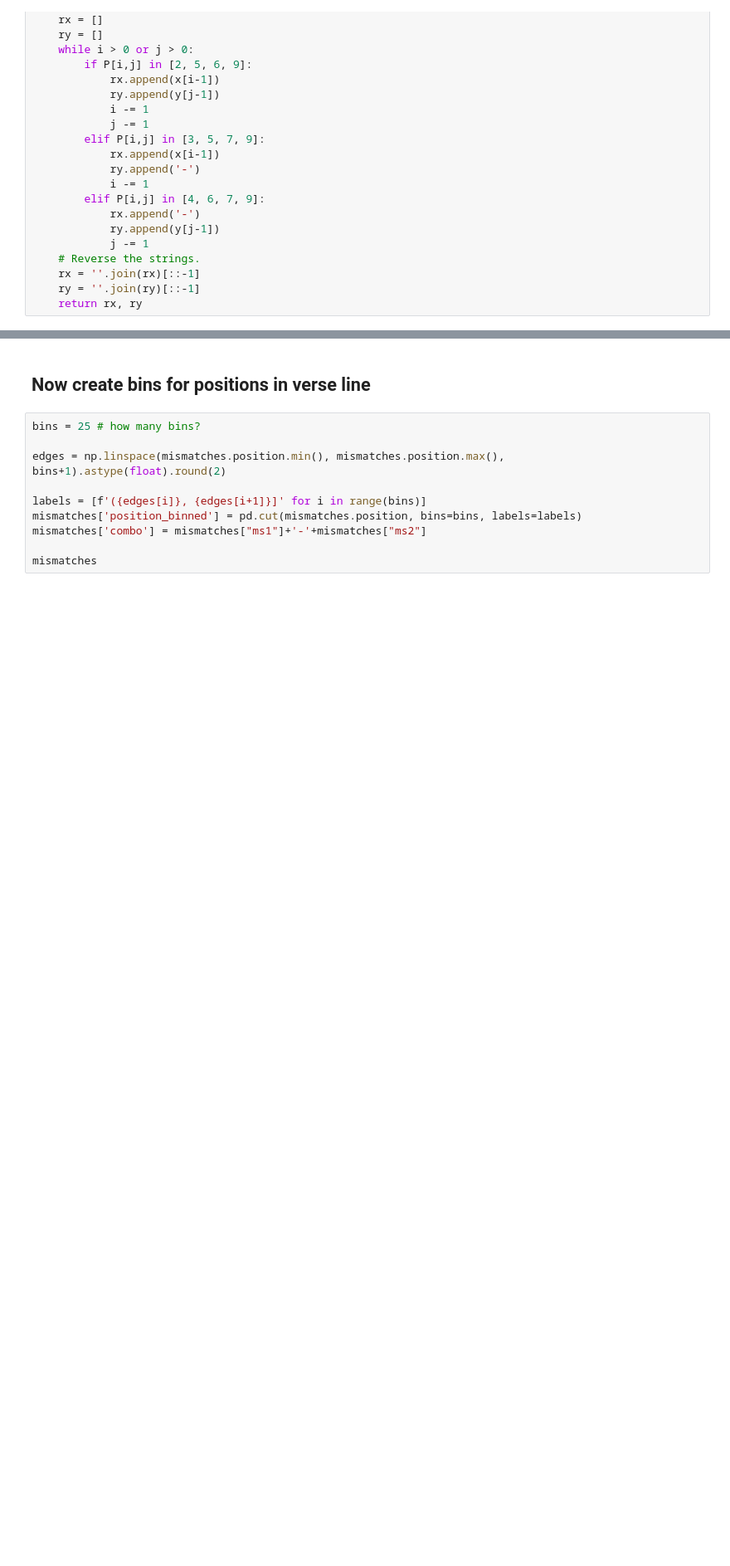
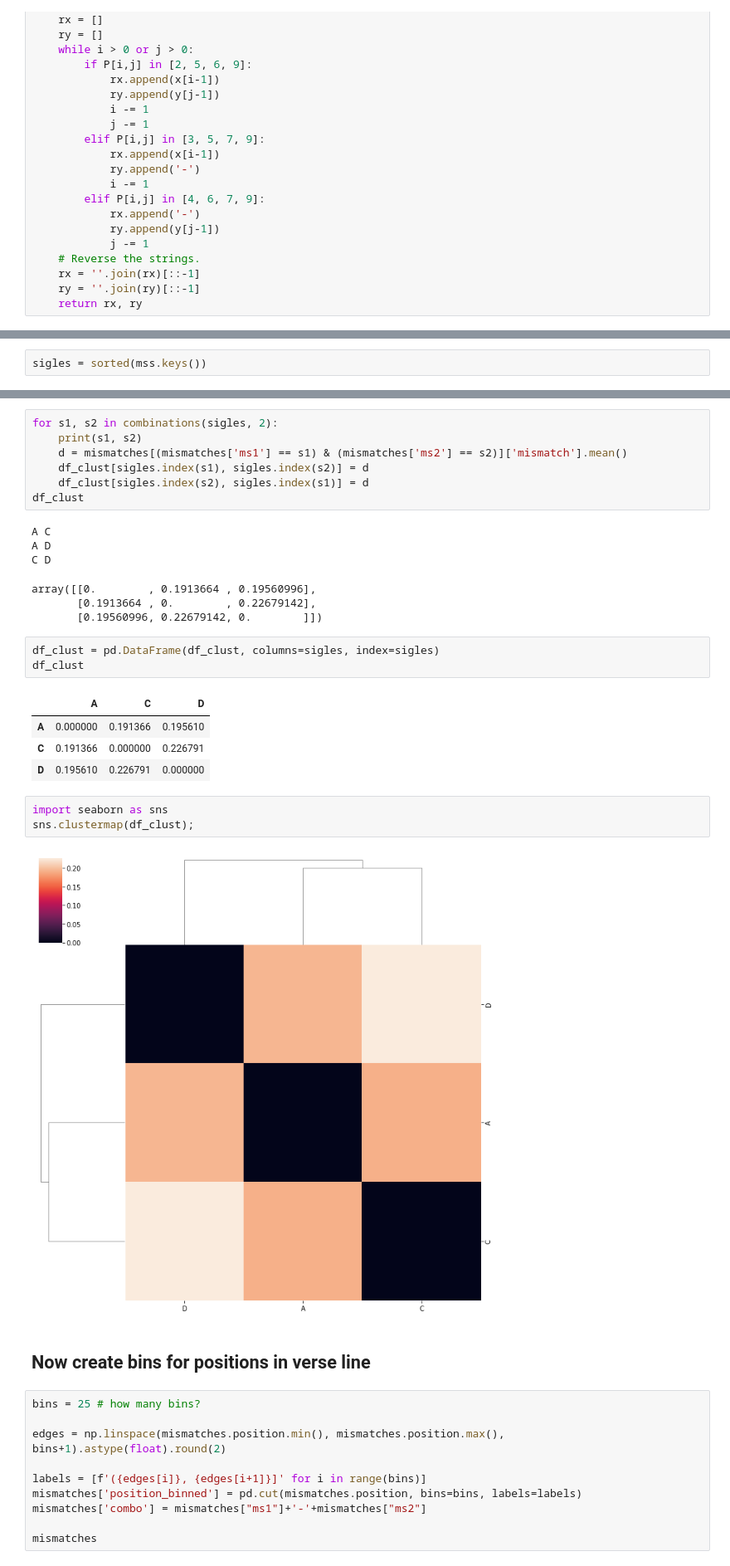
Before and after one commit to SofieMoors/collateconstraints, a Jupyter notebook: src/align.ipynb, the cells around one changed output, grey strips where cells are left out. Shown: that part at 83% size. Saved outputs shown, nothing was run; the diff lists cells and outputs as text; blank space fills up the shorter version.

```diff
--- a/src/align.ipynb
+++ b/src/align.ipynb
@@ -332,0 +313,2 @@ rolling_window.shape
+# %%
+sigles = sorted(mss.keys())
@@ -333,3 +320,30 @@ rolling_window.shape
+# %%
+for s1, s2 in combinations(sigles, 2):
+    print(s1, s2)
+    d = mismatches[(mismatches['ms1'] == s1) & (mismatches['ms2'] == s2)]['mismatch'].mean()
+    df_clust[sigles.index(s1), sigles.index(s2)] = d
+    df_clust[sigles.index(s2), sigles.index(s1)] = d
+df_clust
+# %% [output]
+A C
+A D
+C D
+array([[0.        , 0.1913664 , 0.19560996],
+       [0.1913664 , 0.        , 0.22679142],
+       [0.19560996, 0.22679142, 0.        ]])
+# %%
+df_clust = pd.DataFrame(df_clust, columns=sigles, index=sigles)
+df_clust
+# %% [output]
+|  | A | C | D |
+| A | 0.000000 | 0.191366 | 0.195610 |
+| C | 0.191366 | 0.000000 | 0.226791 |
+| D | 0.195610 | 0.226791 | 0.000000 |
+# %%
+import seaborn as sns
+sns.clustermap(df_clust);
+# %% [output]
+[figure, added]
 # %% [markdown]
 ## Now create bins for positions in verse line
 # %%
```
Also changed, not shown: parts of 12 cells of this notebook.
